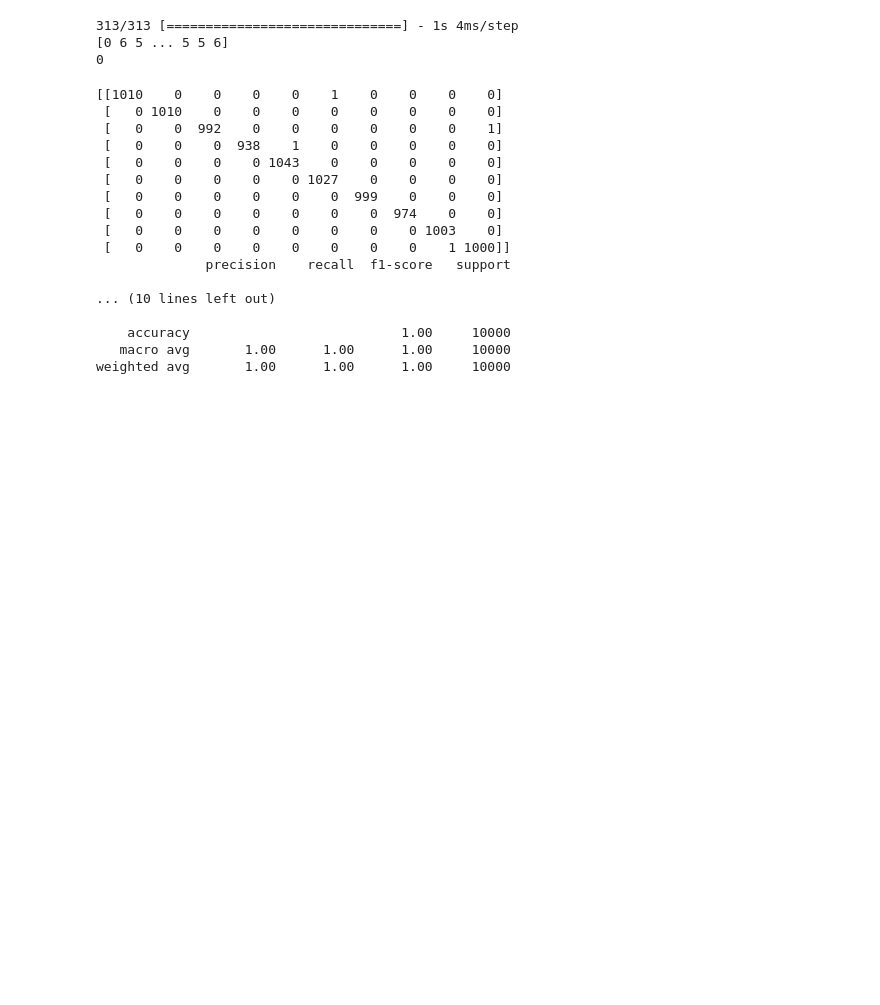
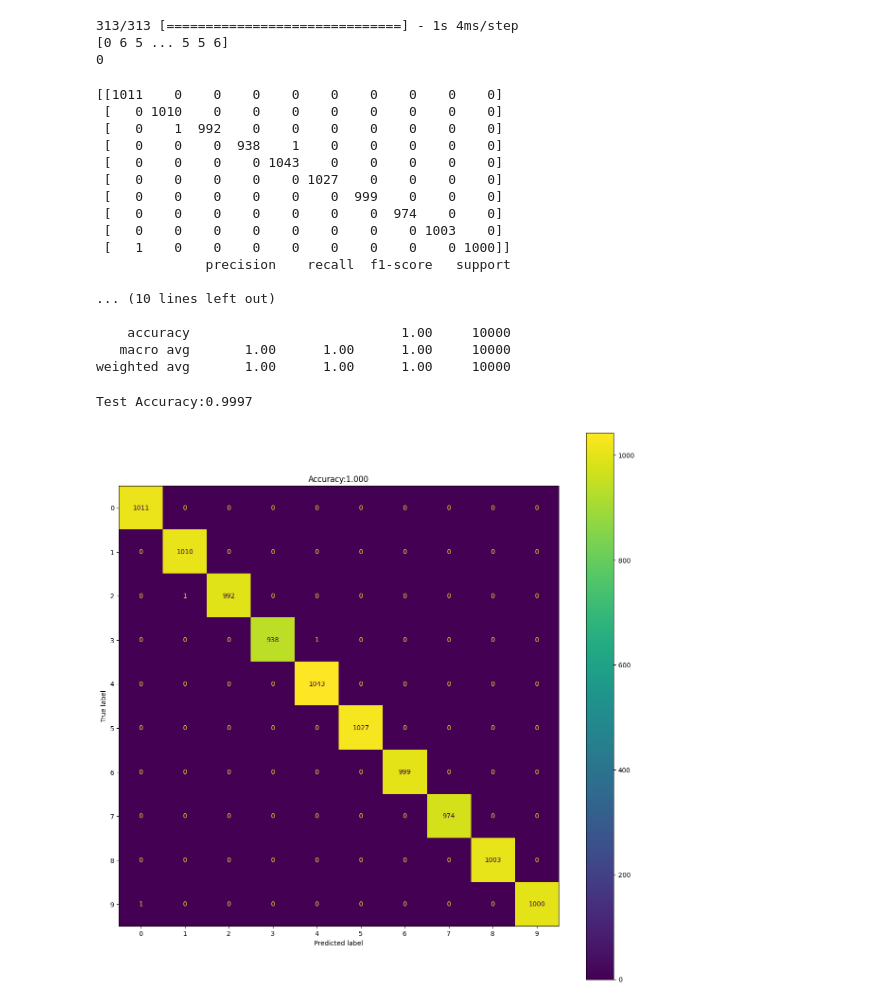
Before and after one commit to Lojenaa/Portability-of-Devices-in-EMSCA, a Jupyter notebook: Smartphones/iPhone/iPhone8/iPhone8_own_model.ipynb, the cells around one changed output. Cells and saved outputs as stored; diff of their text form; code cells hidden in the pictures; blank space fills up the shorter version.

```diff
--- a/Smartphones/iPhone/iPhone8/iPhone8_own_model.ipynb
+++ b/Smartphones/iPhone/iPhone8/iPhone8_own_model.ipynb
@@ -263,0 +183,3 @@ Build a model for iPhone8_I
+# %%
+data = pd.read_csv("/Users/Lojenaa/Documents/PhD/Smartphones/Cross-device-Portability-of-EMSCA/Smartphones/iPhone/iPhone8/i8_I.csv",comment='#',  index_col=0, header=None, low_memory=False).T
+data
@@ -264,3 +200,6 @@ Build a model for iPhone8_I
+# %%
+Y = labels = np.array(data['labels'])
+X = data = np.array(data.drop(columns=['labels']))
 # %%
 # Split data to train and test sets
 X_train, X_test, y_train, y_test = train_test_split(X, Y, test_size=0.1, random_state=0)
@@ -330,5 +269,5 @@ Test the own iPhone13_I model
 # %%
-model = keras.models.load_model("/Users/Lojenaa/Documents/DELL_Linux/Lojenaa/HackRF One/Smartphones/Cross-device-Portability-of-EMSCA/Smartphones/iPhone/iPhone8/iPHONE8_I_model.h5")
+model = keras.models.load_model("/Users/Lojenaa/Documents/PhD/Smartphones/Cross-device-Portability-of-EMSCA/Smartphones/iPhone/iPhone8/iPHONE8_I_model.h5")
 # %%
 results = model.evaluate(X_test, y_test)
 print("test loss, test acc:", results)
@@ -347,16 +286,16 @@ print(y_pred[0])
 print(confusion_matrix(y_test, y_pred))
 print(classification_report(y_test, y_pred))
 # %% [output]
-[[1010    0    0    0    0    1    0    0    0    0]
+[[1011    0    0    0    0    0    0    0    0    0]
  [   0 1010    0    0    0    0    0    0    0    0]
- [   0    0  992    0    0    0    0    0    0    1]
+ [   0    1  992    0    0    0    0    0    0    0]
  [   0    0    0  938    1    0    0    0    0    0]
  [   0    0    0    0 1043    0    0    0    0    0]
  [   0    0    0    0    0 1027    0    0    0    0]
  [   0    0    0    0    0    0  999    0    0    0]
  [   0    0    0    0    0    0    0  974    0    0]
  [   0    0    0    0    0    0    0    0 1003    0]
- [   0    0    0    0    0    0    0    0    1 1000]]
+ [   1    0    0    0    0    0    0    0    0 1000]]
               precision    recall  f1-score   support
 
 ... (10 lines left out)
@@ -364,3 +303,16 @@ print(classification_report(y_test, y_pred))
     accuracy                           1.00     10000
    macro avg       1.00      1.00      1.00     10000
 weighted avg       1.00      1.00      1.00     10000
+# %%
+# confusion matrix plot
+plt.rcParams["figure.figsize"] = (15,15)
+fig, axs = plt.subplots(1)
+
+test_acc = metrics.accuracy_score(y_pred,y_test)
+print(f"Test Accuracy:{test_acc}")
+metrics.ConfusionMatrixDisplay.from_predictions(y_test, y_pred, ax=axs)
+plt.title(f"Accuracy:{test_acc:.3f}")
+plt.savefig(f'/Users/Lojenaa/Documents/PhD/Smartphones/Cross-device-Portability-of-EMSCA/Smartphones/iPhone/iPhone8/iPhone8_I_confusion_matrix.pdf')
+# %% [output]
+Test Accuracy:0.9997
+[figure, added]
```
Also changed, not shown: parts of 20 cells of this notebook, 4 other files.
